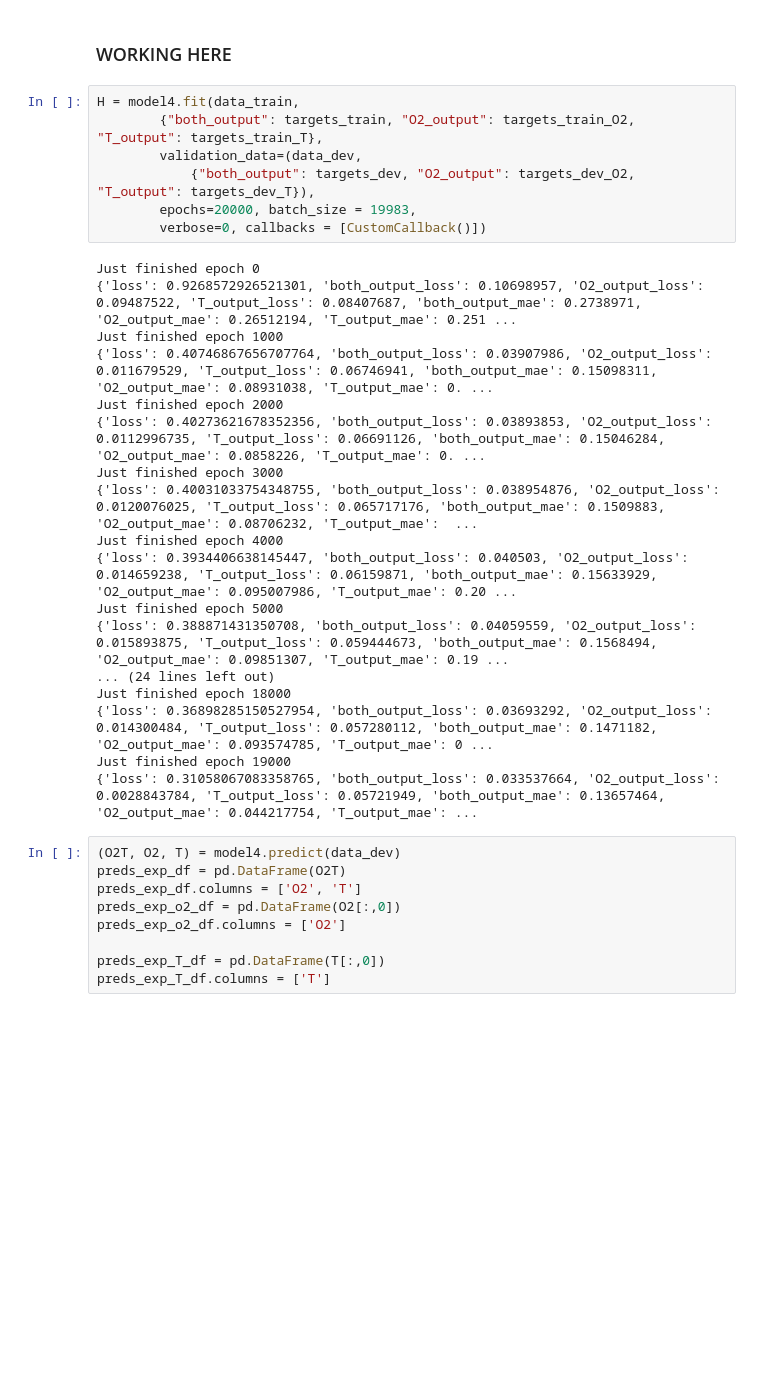
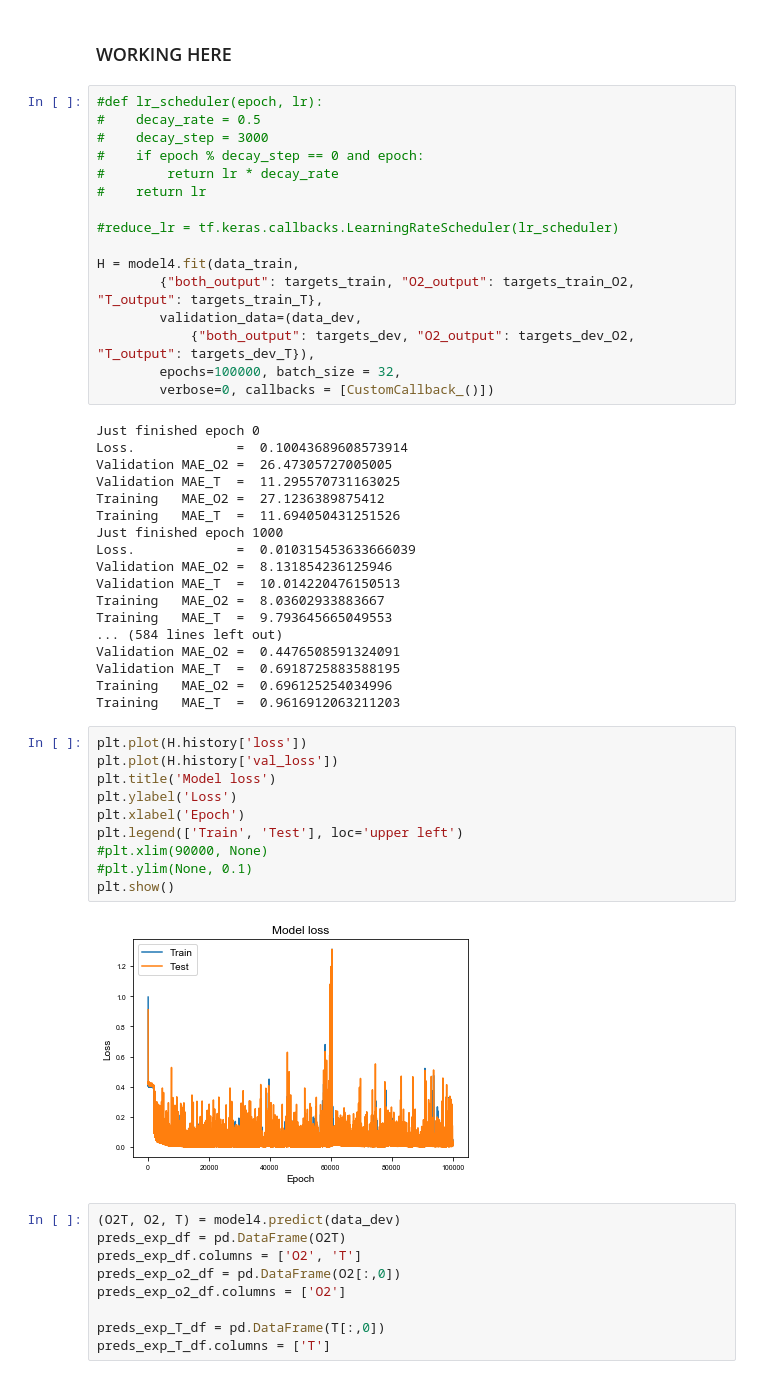
Before and after one commit to michelucci/O2T-Real-Data-Paper, a Jupyter notebook: notebooks/O2_prediction_model_Network_C_v2_O2T_Paper_dataset1.ipynb, the cells around one changed output. Drawn from its saved outputs; the diff is of its cells as text; blank space fills up the shorter version.

```diff
--- a/notebooks/O2_prediction_model_Network_C_v2_O2T_Paper_dataset1.ipynb
+++ b/notebooks/O2_prediction_model_Network_C_v2_O2T_Paper_dataset1.ipynb
@@ -360,30 +371,51 @@ targets_dev_T = targets_dev['T']
 # %% [markdown]
 ### WORKING HERE
 # %%
+#def lr_scheduler(epoch, lr):
+#    decay_rate = 0.5
+#    decay_step = 3000
+#    if epoch % decay_step == 0 and epoch:
+#        return lr * decay_rate
+#    return lr
+
+#reduce_lr = tf.keras.callbacks.LearningRateScheduler(lr_scheduler)
+
 H = model4.fit(data_train,
         {"both_output": targets_train, "O2_output": targets_train_O2, "T_output": targets_train_T},
         validation_data=(data_dev,
             {"both_output": targets_dev, "O2_output": targets_dev_O2, "T_output": targets_dev_T}),
-        epochs=20000, batch_size = 19983,
-        verbose=0, callbacks = [CustomCallback()])
+        epochs=100000, batch_size = 32,
+        verbose=0, callbacks = [CustomCallback_()])
 # %% [output]
 Just finished epoch 0
-{'loss': 0.9268572926521301, 'both_output_loss': 0.10698957, 'O2_output_loss': 0.09487522, 'T_output_loss': 0.08407687, 'both_output_mae': 0.2738971, 'O2_output_mae': 0.26512194, 'T_output_mae': 0.251 ...
+Loss.             =  0.10043689608573914
+Validation MAE_O2 =  26.47305727005005
+Validation MAE_T  =  11.295570731163025
+Training   MAE_O2 =  27.1236389875412
+Training   MAE_T  =  11.694050431251526
 Just finished epoch 1000
-{'loss': 0.40746867656707764, 'both_output_loss': 0.03907986, 'O2_output_loss': 0.011679529, 'T_output_loss': 0.06746941, 'both_output_mae': 0.15098311, 'O2_output_mae': 0.08931038, 'T_output_mae': 0. ...
-Just finished epoch 2000
-{'loss': 0.40273621678352356, 'both_output_loss': 0.03893853, 'O2_output_loss': 0.0112996735, 'T_output_loss': 0.06691126, 'both_output_mae': 0.15046284, 'O2_output_mae': 0.0858226, 'T_output_mae': 0. ...
-Just finished epoch 3000
-{'loss': 0.40031033754348755, 'both_output_loss': 0.038954876, 'O2_output_loss': 0.0120076025, 'T_output_loss': 0.065717176, 'both_output_mae': 0.1509883, 'O2_output_mae': 0.08706232, 'T_output_mae':  ...
-Just finished epoch 4000
-{'loss': 0.3934406638145447, 'both_output_loss': 0.040503, 'O2_output_loss': 0.014659238, 'T_output_loss': 0.06159871, 'both_output_mae': 0.15633929, 'O2_output_mae': 0.095007986, 'T_output_mae': 0.20 ...
-Just finished epoch 5000
-{'loss': 0.388871431350708, 'both_output_loss': 0.04059559, 'O2_output_loss': 0.015893875, 'T_output_loss': 0.059444673, 'both_output_mae': 0.1568494, 'O2_output_mae': 0.09851307, 'T_output_mae': 0.19 ...
-... (24 lines left out)
-Just finished epoch 18000
-{'loss': 0.36898285150527954, 'both_output_loss': 0.03693292, 'O2_output_loss': 0.014300484, 'T_output_loss': 0.057280112, 'both_output_mae': 0.1471182, 'O2_output_mae': 0.093574785, 'T_output_mae': 0 ...
-Just finished epoch 19000
-{'loss': 0.31058067083358765, 'both_output_loss': 0.033537664, 'O2_output_loss': 0.0028843784, 'T_output_loss': 0.05721949, 'both_output_mae': 0.13657464, 'O2_output_mae': 0.044217754, 'T_output_mae': ...
+Loss.             =  0.010315453633666039
+Validation MAE_O2 =  8.131854236125946
+Validation MAE_T  =  10.014220476150513
+Training   MAE_O2 =  8.03602933883667
+Training   MAE_T  =  9.793645665049553
+... (584 lines left out)
+Validation MAE_O2 =  0.4476508591324091
+Validation MAE_T  =  0.6918725883588195
+Training   MAE_O2 =  0.696125254034996
+Training   MAE_T  =  0.9616912063211203
+# %%
+plt.plot(H.history['loss'])
+plt.plot(H.history['val_loss'])
+plt.title('Model loss')
+plt.ylabel('Loss')
+plt.xlabel('Epoch')
+plt.legend(['Train', 'Test'], loc='upper left')
+#plt.xlim(90000, None)
+#plt.ylim(None, 0.1)
+plt.show()
+# %% [output]
+[figure, added]
 # %%
 (O2T, O2, T) = model4.predict(data_dev)
 preds_exp_df = pd.DataFrame(O2T)
```
Also changed, not shown: parts of 16 cells of this notebook, 5 other files.
